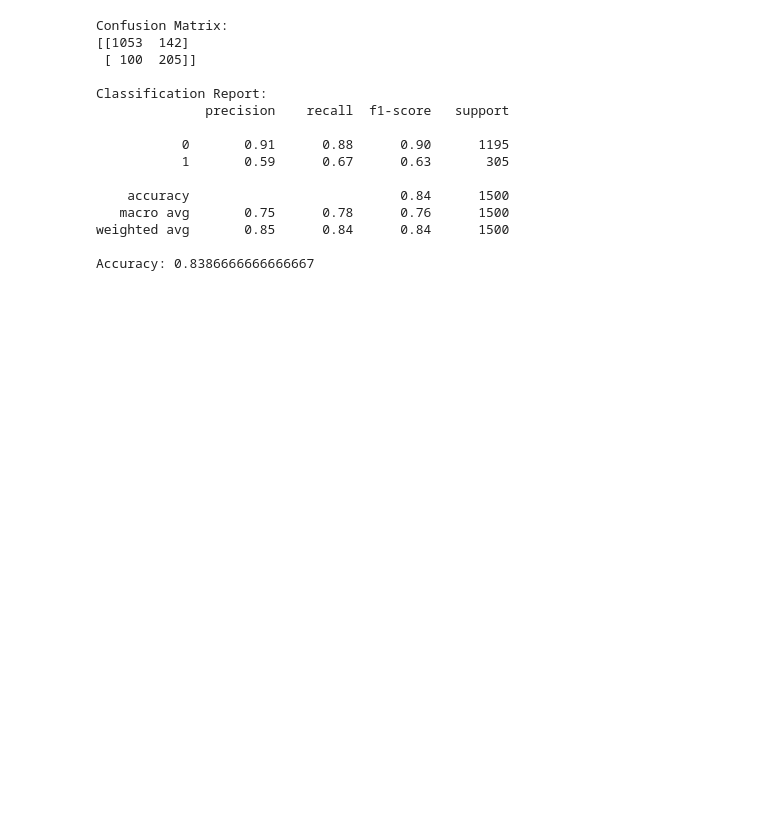
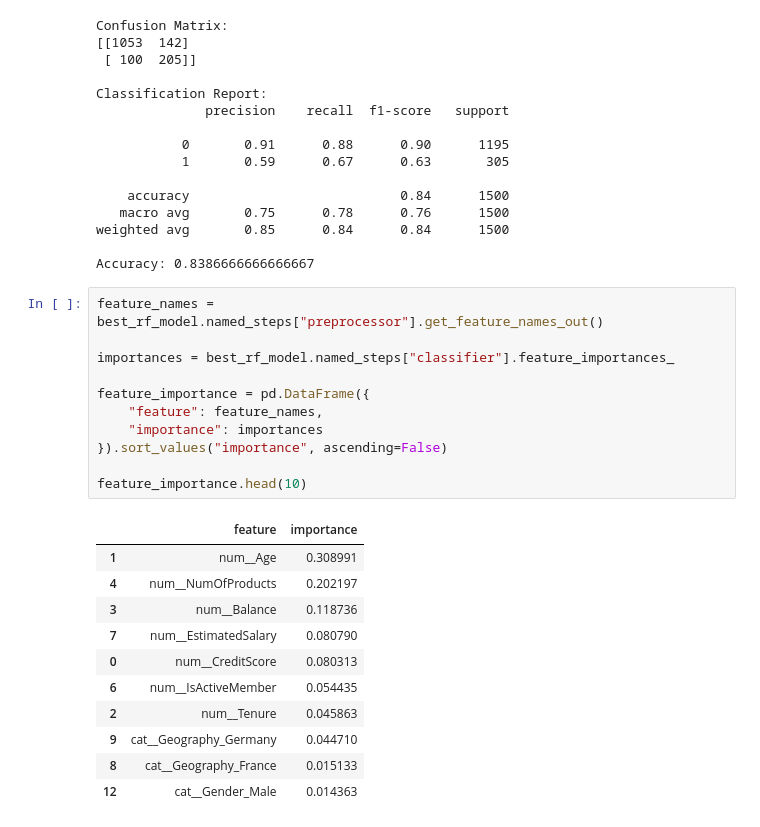
Before and after one commit to Emy-gold/customer-churn-prediction-model, a Jupyter notebook: notebooks/03_model_comparison.ipynb, the cells around one changed output. Drawn from its saved outputs; the diff is of its cells as text; blank space fills up the shorter version.

Commit message:
check the feature importance and compare it to the corelation

```diff
--- a/notebooks/03_model_comparison.ipynb
+++ b/notebooks/03_model_comparison.ipynb
@@ -350,3 +350,26 @@ Classification Report:
 weighted avg       0.85      0.84      0.84      1500
 
 Accuracy: 0.8386666666666667
+# %%
+feature_names = best_rf_model.named_steps["preprocessor"].get_feature_names_out()
+
+importances = best_rf_model.named_steps["classifier"].feature_importances_
+
+feature_importance = pd.DataFrame({
+    "feature": feature_names,
+    "importance": importances
+}).sort_values("importance", ascending=False)
+
+feature_importance.head(10)
+# %% [output]
+|  | feature | importance |
+| 1 | num__Age | 0.308991 |
+| 4 | num__NumOfProducts | 0.202197 |
+| 3 | num__Balance | 0.118736 |
+| 7 | num__EstimatedSalary | 0.080790 |
+| 0 | num__CreditScore | 0.080313 |
+| 6 | num__IsActiveMember | 0.054435 |
+| 2 | num__Tenure | 0.045863 |
+| 9 | cat__Geography_Germany | 0.044710 |
+| 8 | cat__Geography_France | 0.015133 |
+| 12 | cat__Gender_Male | 0.014363 |
```
Also changed, not shown: parts of 1 cell of this notebook.
